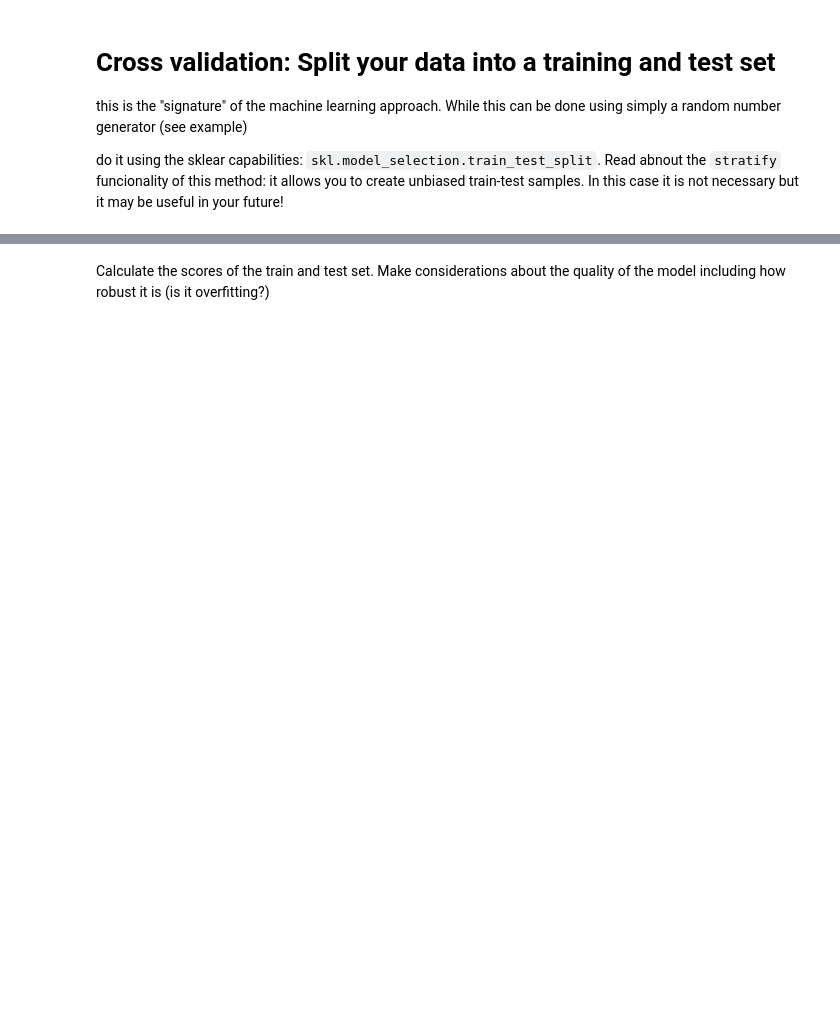
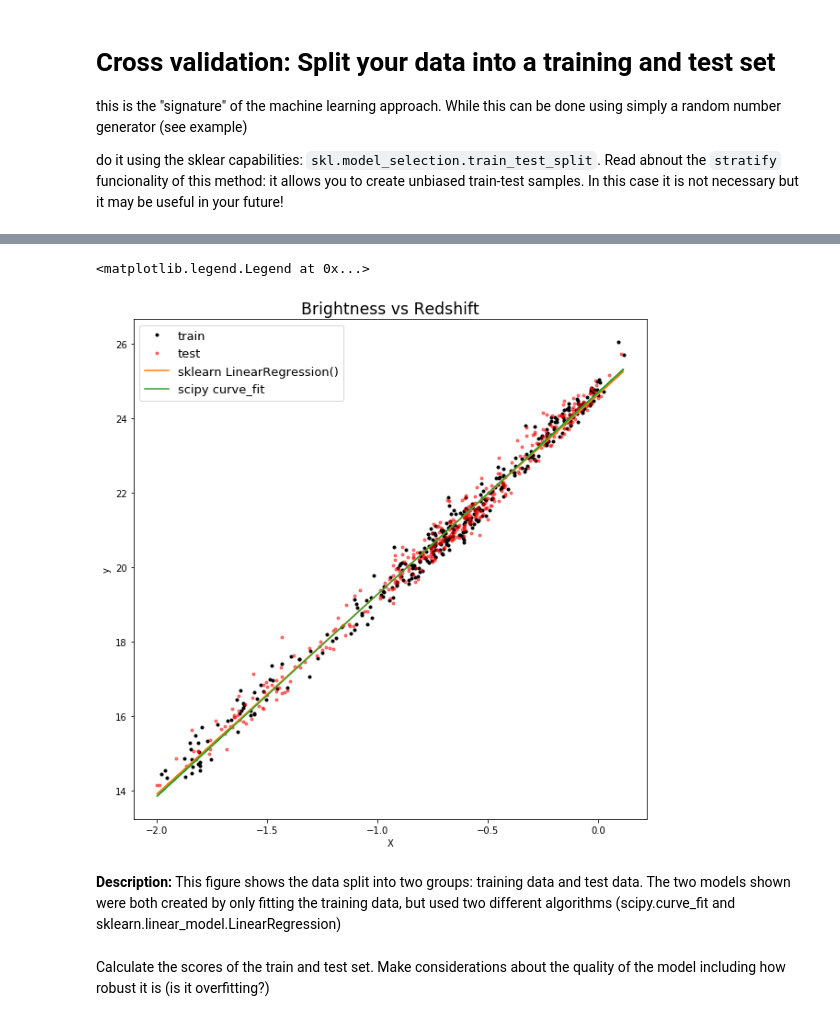
Before and after one commit to DesiPilla/DSPS_dPilla, a Jupyter notebook: HW6/SNdataLineFit.ipynb, the cells around one changed output, grey strips where cells are left out. Drawn from its saved outputs; the diff is of its cells as text; code cells hidden in the pictures; blank space fills up the shorter version.

```diff
--- a/HW6/SNdataLineFit.ipynb
+++ b/HW6/SNdataLineFit.ipynb
@@ -398,2 +410,34 @@ Plot the data, the baseline mode, and the new model, but colorcode the data base
+# %%
+# split the log10(zcmb) data
+X_train, X_test, y_train, y_test = skl.model_selection.train_test_split(logZcmb, mb, test_size = 0.5, random_state = 467)
+
+# Make models based on only the training data
+params5, cov5 = curve_fit(line, X_train, y_train)
+a5, b5 = params5
+modelMb5 = line(X_train, a5, b5)
+
+regr = skl.linear_model.LinearRegression()
+regr.fit(np.atleast_2d(X_train).T, y_train)
+modelMb6 = regr.predict(np.atleast_2d(logZcmb).T)
+
+# Plot the data and the models
+fig = plt.figure(figsize = (10, 10));
+ax = fig.add_subplot(1, 1, 1)
+
+ax.plot(X_train, y_train, 'k.', label="train")
+ax.plot(X_test, y_test, 'r.', alpha=0.5, label="test")
+
+ax.plot(logZcmb, modelMb6, '-', label = "sklearn LinearRegression()", color = 'C1')
+ax.plot(logZcmb, modelMb2, '-', label = "scipy curve_fit", color = "C2")
+
+ax.set_title("Brightness vs Redshift", fontsize = "xx-large")
+ax.set_xlabel("X")
+ax.set_ylabel("y")
+ax.legend(fontsize = 13)
+# %% [output]
+<matplotlib.legend.Legend at 0x...>
+[figure, added]
+# %% [markdown]
+**Description:** This figure shows the data split into two groups: training data and test data. The two models shown were both created by only fitting the training data, but used two different algorithms (scipy.curve_fit and sklearn.linear_model.LinearRegression)
 # %% [markdown]
 Calculate the scores of the train and test set. Make considerations about the quality of the model including how robust it is (is it overfitting?)
```
Also changed, not shown: parts of 14 cells of this notebook.
